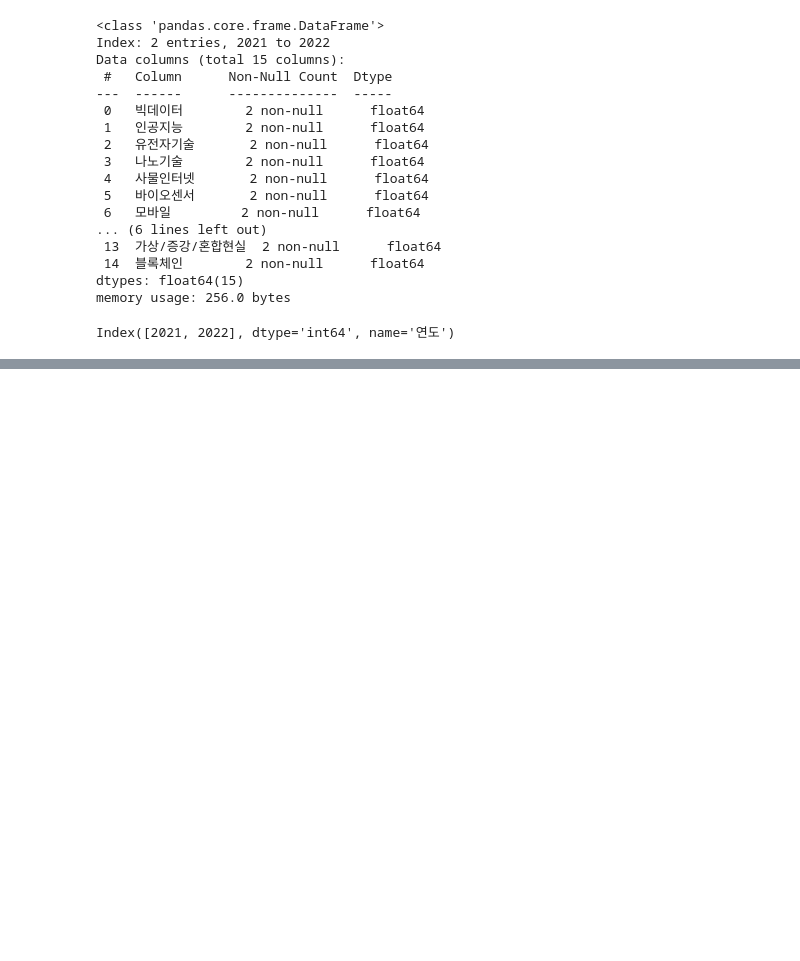
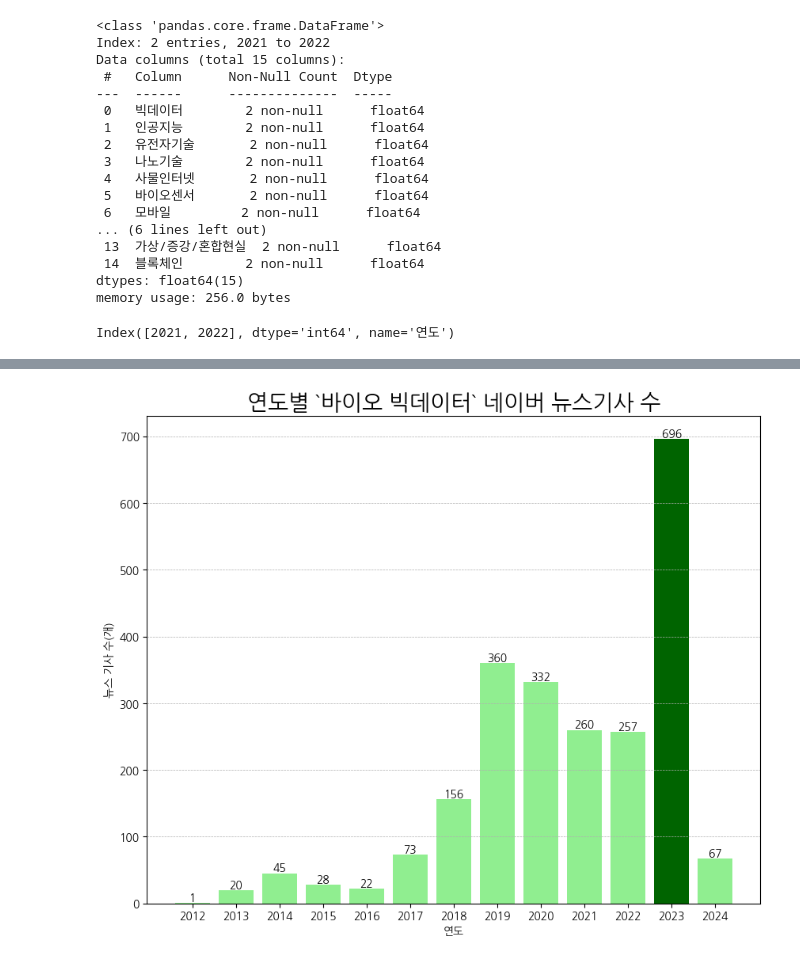
Before and after one commit to KDT-Web-Crawling-project05/KDT5-Web-Crawling-project, a Jupyter notebook: 이현길/bio_bigdata.ipynb, the cells around one changed output, grey strips where cells are left out. Cells and saved outputs as stored; diff of their text form; code cells hidden in the pictures; blank space fills up the shorter version.

```diff
--- a/이현길/bio_bigdata.ipynb
+++ b/이현길/bio_bigdata.ipynb
@@ -64,0 +71,3 @@ plt.show()
+# %%
+yearsSR = pd.Series(news_year_list)
+yearsSR
@@ -64,0 +92,3 @@ plt.show()
+# %%
+yearsSR2 = yearsSR.value_counts().sort_values()
+yearsSR2
@@ -64,0 +110,5 @@ plt.show()
+# %%
+yearsDF = yearsSR2.to_frame().sort_index()
+yearsDF.columns = ['뉴스 기사 수']
+yearsDF.index.name = '연도'
+yearsDF
@@ -64,0 +131,14 @@ plt.show()
+# %%
+plt.figure(figsize=(10,8))
+bar = plt.bar(yearsDF.index, yearsDF['뉴스 기사 수'],
+              color=['darkgreen' if year == '2023' else 'lightgreen' for year in yearsDF.index])
+for rect in bar:
+    height = rect.get_height()
+    plt.text(rect.get_x() + rect.get_width()/2.0, height, height, ha='center', va='bottom')
+plt.xlabel('연도')
+plt.ylabel('뉴스 기사 수(개)')
+plt.title('연도별 `바이오 빅데이터` 네이버 뉴스기사 수', fontsize=20)
+plt.grid(axis='y', linestyle='--', linewidth=0.5)
+plt.show()
+# %% [output]
+[figure, added]
```
Also changed, not shown: parts of 6 cells of this notebook, 13 other files.
